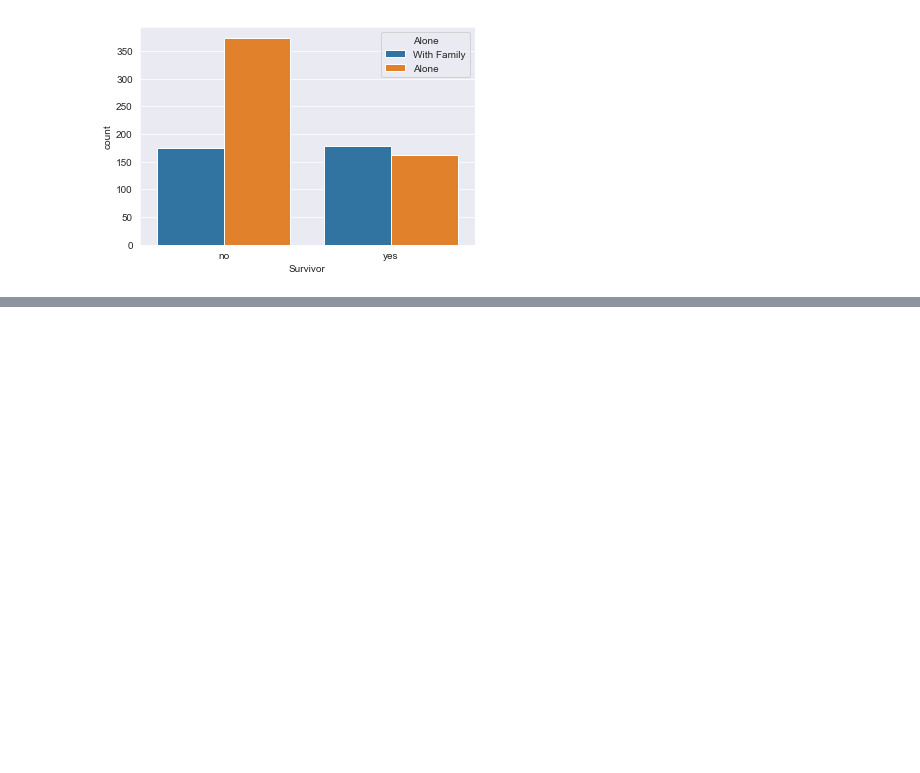
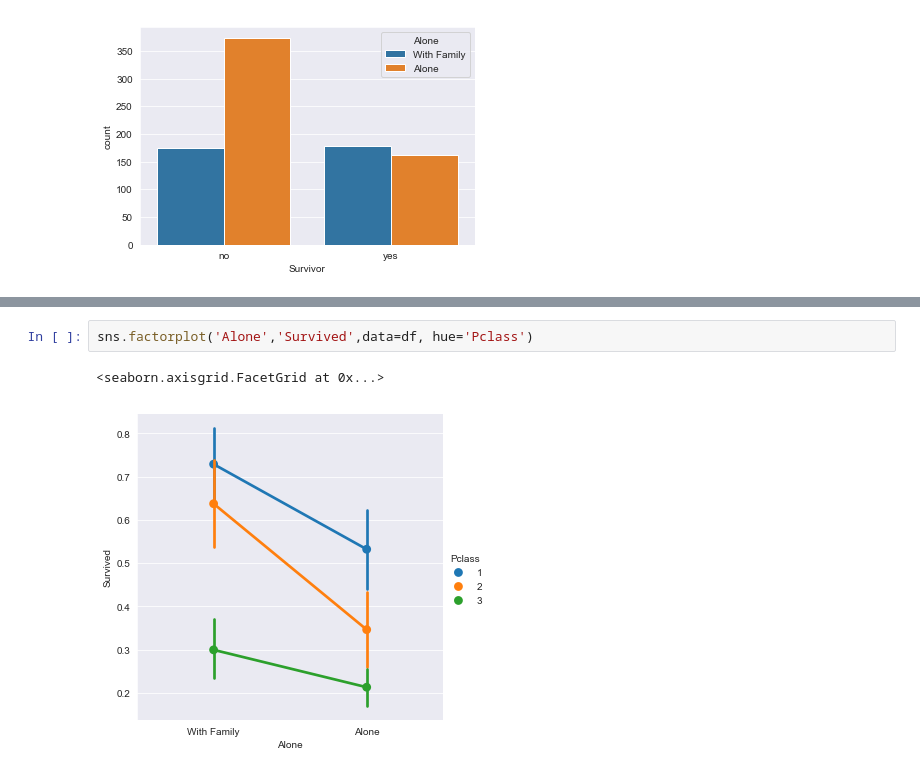
Before and after one commit to jsutch/Titanic-Kaggle, a Jupyter notebook: Kaggle Titantic Data Analysis.ipynb, the cells around one changed output, grey strips where cells are left out. Cells and saved outputs as stored; diff of their text form; blank space fills up the shorter version.

```diff
--- a/Kaggle Titantic Data Analysis.ipynb
+++ b/Kaggle Titantic Data Analysis.ipynb
@@ -328,0 +349,5 @@ sns.factorplot('Pclass','Survived',data=df)
+# %%
+sns.factorplot('Alone','Survived',data=df, hue='Pclass')
+# %% [output]
+<seaborn.axisgrid.FacetGrid at 0x...>
+[figure, added]
```
Also changed, not shown: parts of 15 cells of this notebook.
